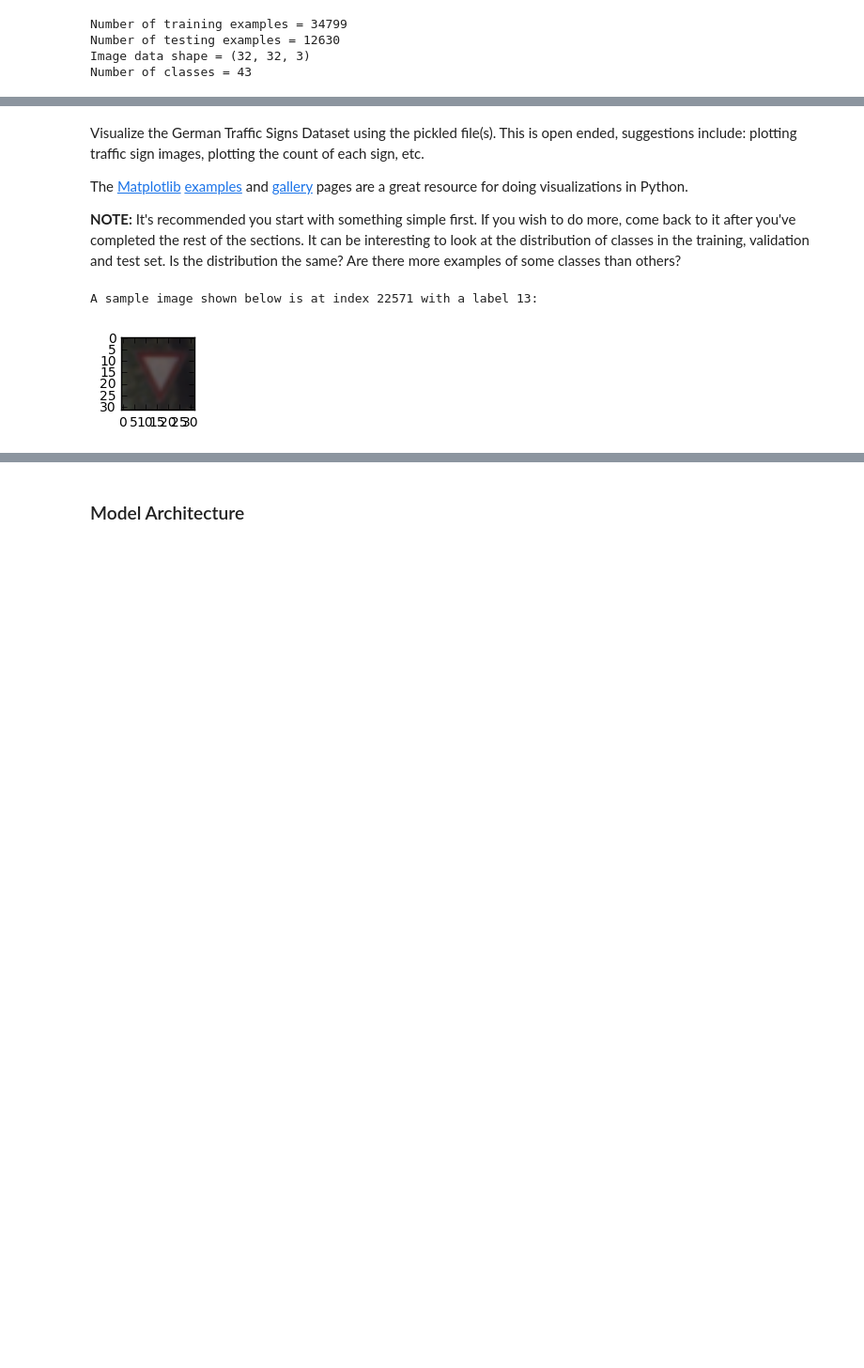
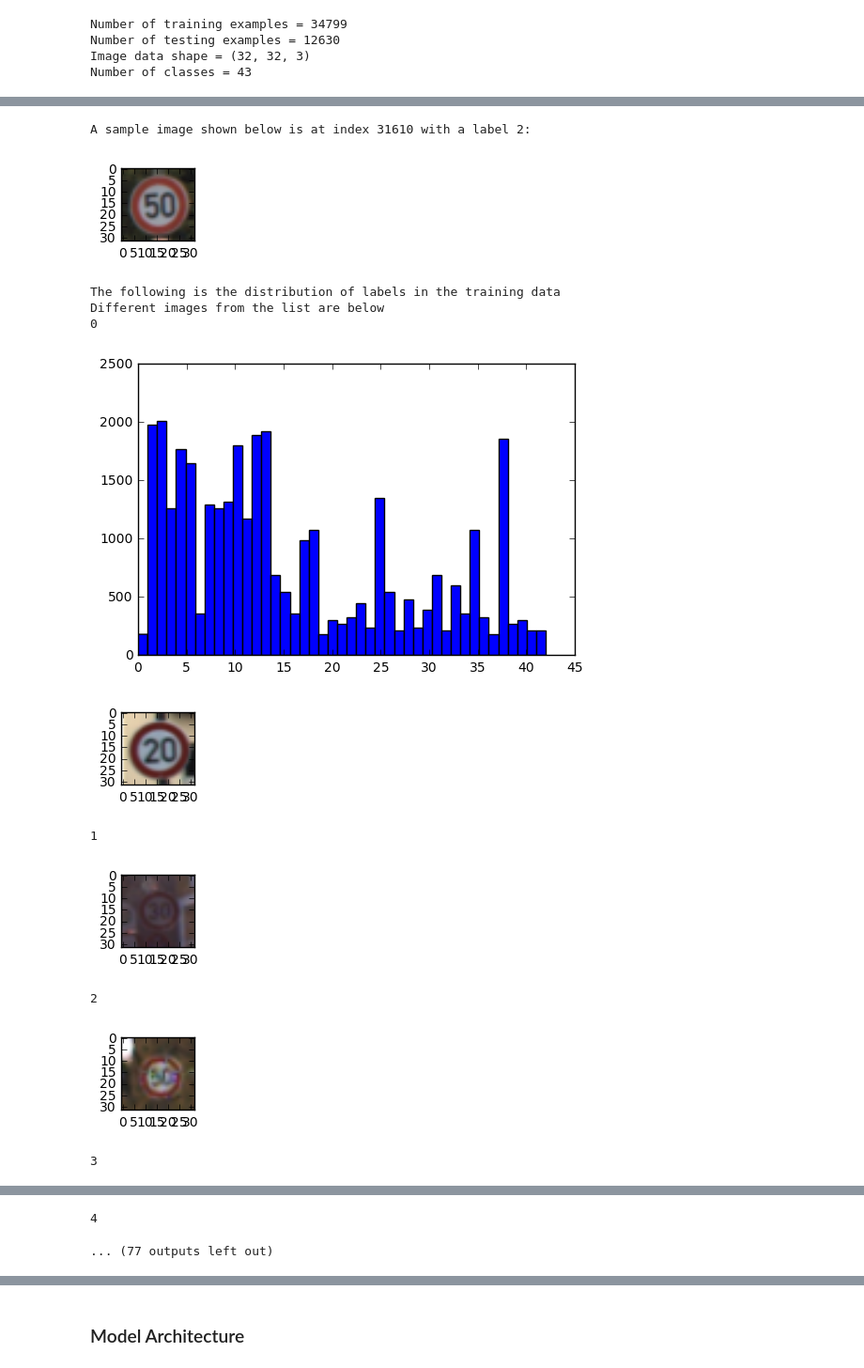
Before and after one commit to saras152/Traffic-Sign-Classifier, a Jupyter notebook: Traffic_Sign_Classifier.ipynb, the cells around one changed output, grey strips where cells are left out. Shown: that part at 94% size. Saved outputs shown, nothing was run; the diff lists cells and outputs as text; code cells hidden in the pictures; blank space fills up the shorter version.

```diff
--- a/Traffic_Sign_Classifier.ipynb
+++ b/Traffic_Sign_Classifier.ipynb
@@ -22,8 +12,7 @@ The [rubric](https://review.udacity.com/#!/rubrics/481/view) contains "Stand Out
 # %%
-# Load pickled data
+
 import pickle
 
-# TODO: Fill this in based on where you saved the training and testing data
 
 training_file = './traffic-signs-data/train.p'
 validation_file='./traffic-signs-data/valid.p'
@@ -36,7 +25,11 @@ with open(validation_file, mode='rb') as f:
 with open(testing_file, mode='rb') as f:
     test = pickle.load(f)
 
-X_train, y_train = train['features'], train['labels']
-X_train_original=X_train
-X_valid, y_valid = valid['features'], valid['labels']
-X_test, y_test = test['features'], test['labels']
+X_train_original, y_train = train['features'], train['labels']
+X_train=X_train_original
+X_valid_original, y_valid = valid['features'], valid['labels']
+X_valid=X_valid_original
+X_test_original, y_test = test['features'], test['labels']
+X_test=X_test_original
+
+print('Loaded the data.')
@@ -89,29 +77,41 @@ Number of classes = 43
-# %% [markdown]
-Visualize the German Traffic Signs Dataset using the pickled file(s). This is open ended, suggestions include: plotting traffic sign images, plotting the count of each sign, etc.
-
-The [Matplotlib](http://matplotlib.org/) [examples](http://matplotlib.org/examples/index.html) and [gallery](http://matplotlib.org/gallery.html) pages are a great resource for doing visualizations in Python.
-
-**NOTE:** It's recommended you start with something simple first. If you wish to do more, come back to it after you've completed the rest of the sections. It can be interesting to look at the distribution of classes in the training, validation and test set. Is the distribution the same? Are there more examples of some classes than others?
 # %%
-### Data exploration visualization code goes here.
-### Feel free to use as many code cells as needed.
+
 import matplotlib.pyplot as plt
 import random
-# Visualizations will be shown in the notebook.
+
+
 %matplotlib inline
 
 def plotmyimage(img,title=''):
     #This function is used during the debug phase.
     #This just plots the image
     plt.figure(figsize=(1,1))
     plt.imshow(img,cmap='gray')
     plt.title(title)
     plt.show()
 
 randindex=random.randint(0,len(X_train))
 print('A sample image shown below is at index {} with a label {}:'.format(randindex,y_train[randindex]))
 randimage=X_train[randindex]
 plotmyimage(randimage)
+print('The following is the distribution of labels in the training data')
+plt.hist(y_train,n_classes)
+
+print('Different images from the list are below')
+for i in range(n_classes):
+    print(i)
+    s=np.where(y_train==i)
+    plotmyimage(X_train[s[0][0]])
 # %% [output]
-A sample image shown below is at index 22571 with a label 13:
+A sample image shown below is at index 31610 with a label 2:
-[figure, old version]
+[figure, new version]
+The following is the distribution of labels in the training data
+Different images from the list are below
+0
+[figure, added]
+[figure, added]
+1
+[figure, added]
+2
+[figure, added]
+3
@@ -117,0 +119,2 @@ A sample image shown below is at index 22571 with a label 13:
+4
+... (77 outputs left out)
```
Also changed, not shown: parts of 32 cells of this notebook, 2 other files.
